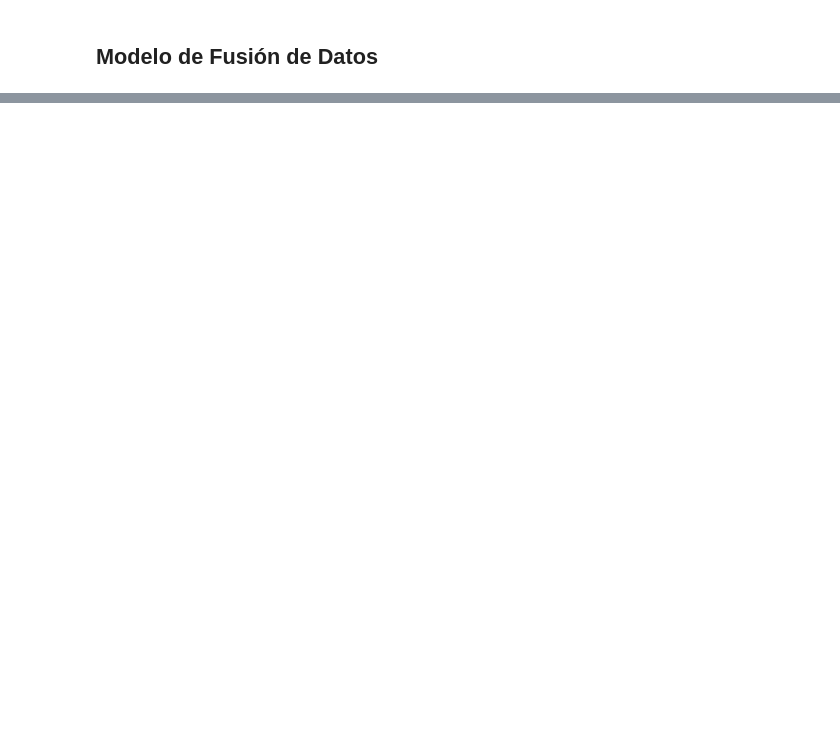
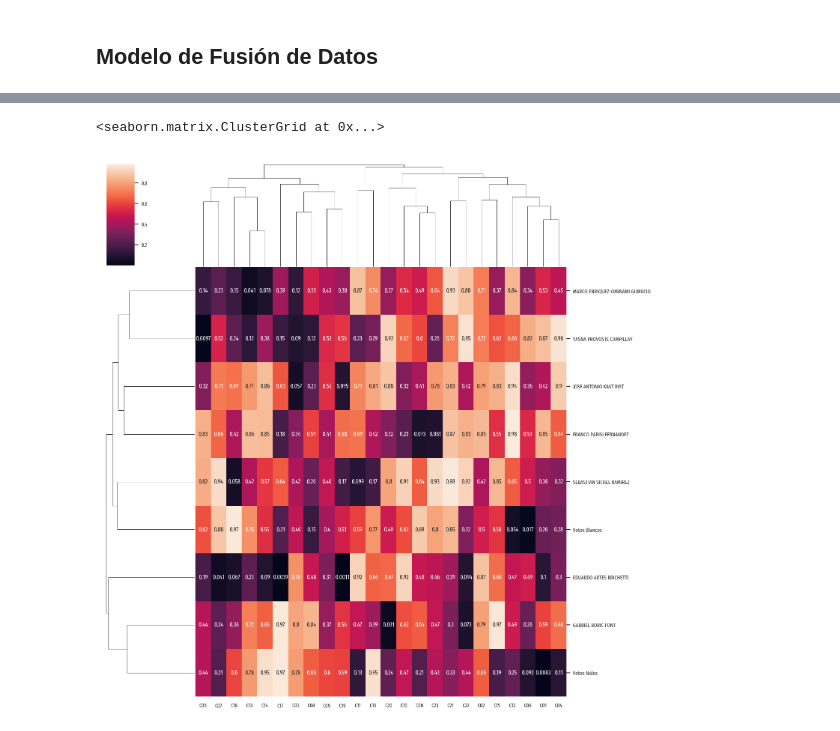
Before and after one commit to zorzalerrante/chilean_voter_profiling, a Jupyter notebook: notebooks/00-base-model.ipynb, the cells around one changed output, grey strips where cells are left out. Cells and saved outputs as stored; diff of their text form; code cells hidden in the pictures; blank space fills up the shorter version.

```diff
--- a/notebooks/00-base-model.ipynb
+++ b/notebooks/00-base-model.ipynb
@@ -281,0 +980,9 @@ comunas_x_delitos
+# %%
+total_votos_plebiscito = turnout_plebiscito.sum(axis=1)
+abstencion_plebiscito = (poblacion_comunas - total_votos_plebiscito).rename(
+    "Abstención-Plebiscito"
+)
+turnout_plebiscito = turnout_plebiscito.join(abstencion_plebiscito, how="left")[
+    columnas_votos_plebiscito + ["Abstención-Plebiscito"]
+]
+turnout_plebiscito
@@ -281,0 +1004,3 @@ comunas_x_delitos
+# %%
+diff_abstencion = turnout["Abstención"] - turnout_plebiscito["Abstención-Plebiscito"]
+diff_abstencion.describe()
@@ -281,0 +1037,10 @@ comunas_x_delitos
+# %%
+vec_a = (
+    pd.qcut(
+        diff_abstencion.dropna(),
+        q=3,
+        labels=["Mayor Votación", "Mantiene Votación", "Disminuye Votación"],
+    ).astype(str)
+    + "\nRespecto a Plebiscito"
+)
+vec_a
@@ -281,0 +1076,3 @@ comunas_x_delitos
+# %%
+comunas_x_delta_abs = pd.get_dummies(vec_a).loc[comunas_index]
+comunas_x_delta_abs
@@ -345,4 +1194,7 @@ model.fit()
 # %%
 import seaborn as sns
 
-sns.heatmap(model.factor("candidatos"), annot=True)
+sns.clustermap(model.factor("candidatos"), annot=True)
+# %% [output]
+<seaborn.matrix.ClusterGrid at 0x...>
+[figure, added]
```
Also changed, not shown: parts of 101 cells of this notebook, 6 other files.
